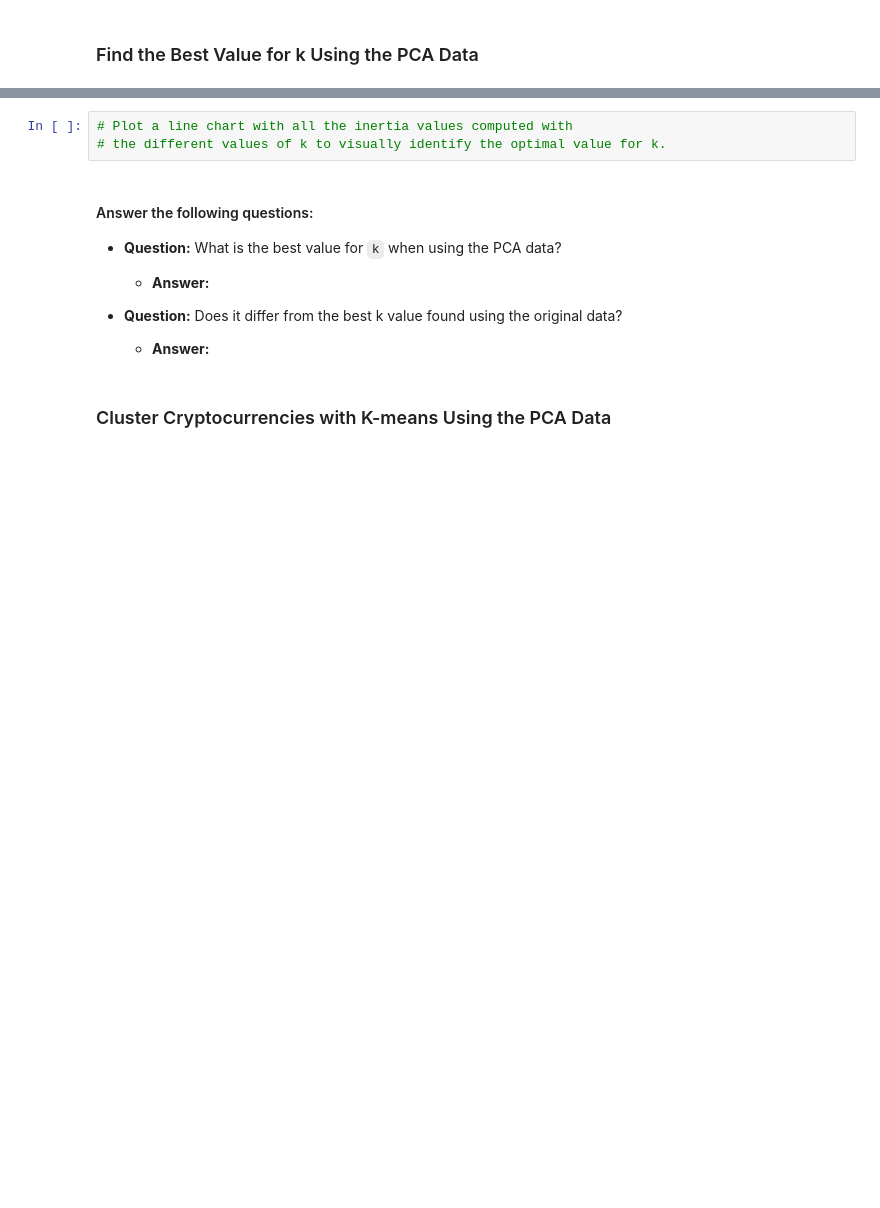
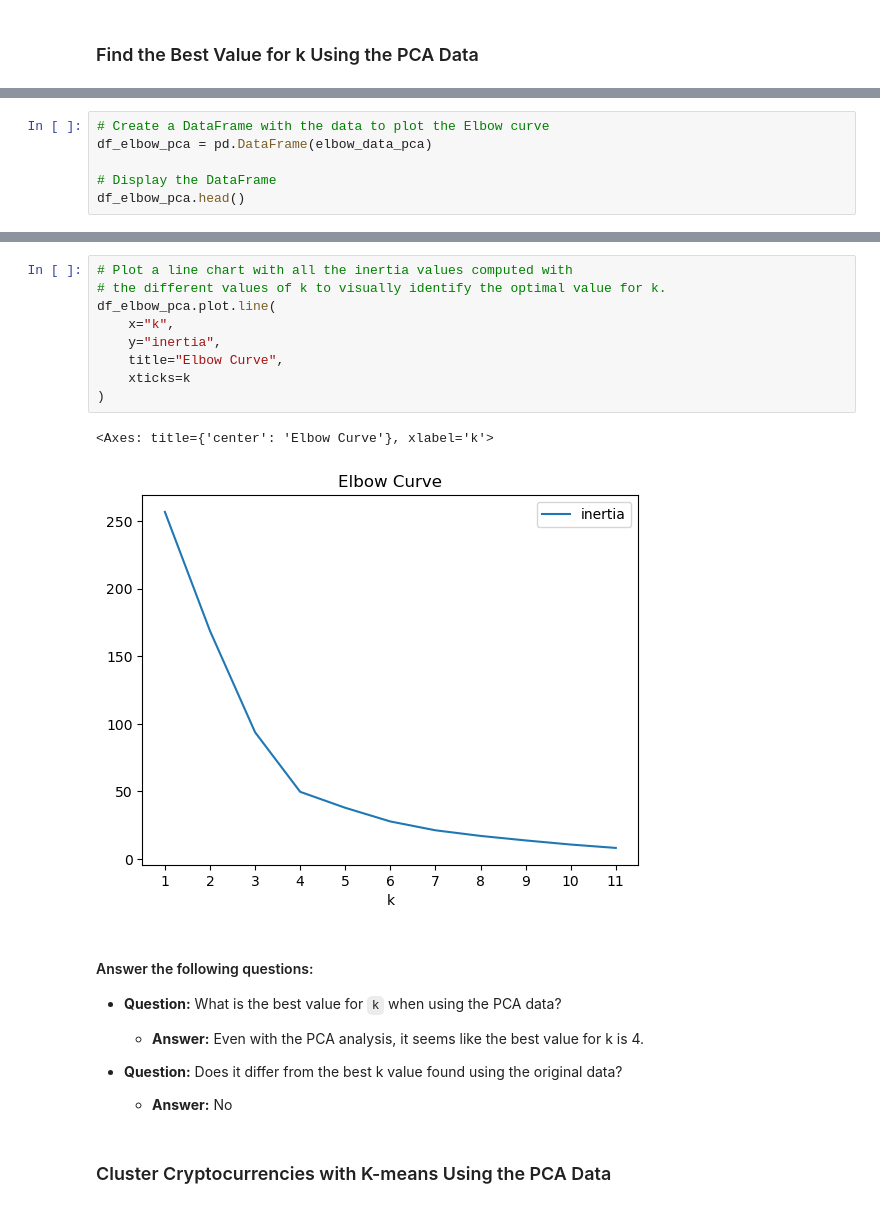
Before and after one commit to jebamania/CryptoClustering, a Jupyter notebook: Crypto_Clustering.ipynb, the cells around one changed output, grey strips where cells are left out. Drawn from its saved outputs; the diff is of its cells as text; blank space fills up the shorter version.

```diff
--- a/Crypto_Clustering.ipynb
+++ b/Crypto_Clustering.ipynb
@@ -322,0 +310,6 @@ df_market_pca.head(10)
+# %%
+# Create a DataFrame with the data to plot the Elbow curve
+df_elbow_pca = pd.DataFrame(elbow_data_pca)
+
+# Display the DataFrame
+df_elbow_pca.head()
@@ -323,16 +323,25 @@ df_market_pca.head(10)
 # %%
 # Plot a line chart with all the inertia values computed with
 # the different values of k to visually identify the optimal value for k.
+df_elbow_pca.plot.line(
+    x="k",
+    y="inertia",
+    title="Elbow Curve",
+    xticks=k
+)
+# %% [output]
+<Axes: title={'center': 'Elbow Curve'}, xlabel='k'>
+[figure, added]
 # %% [markdown]
 #### Answer the following questions:
 * **Question:** What is the best value for `k` when using the PCA data?
 
-  * **Answer:**
+  * **Answer:** Even with the PCA analysis, it seems like the best value for k is 4.
 
 
 * **Question:** Does it differ from the best k value found using the original data?
 
-  * **Answer:**
+  * **Answer:** No
 # %% [markdown]
 ### Cluster Cryptocurrencies with K-means Using the PCA Data
 # %%
```
Also changed, not shown: parts of 14 cells of this notebook.
